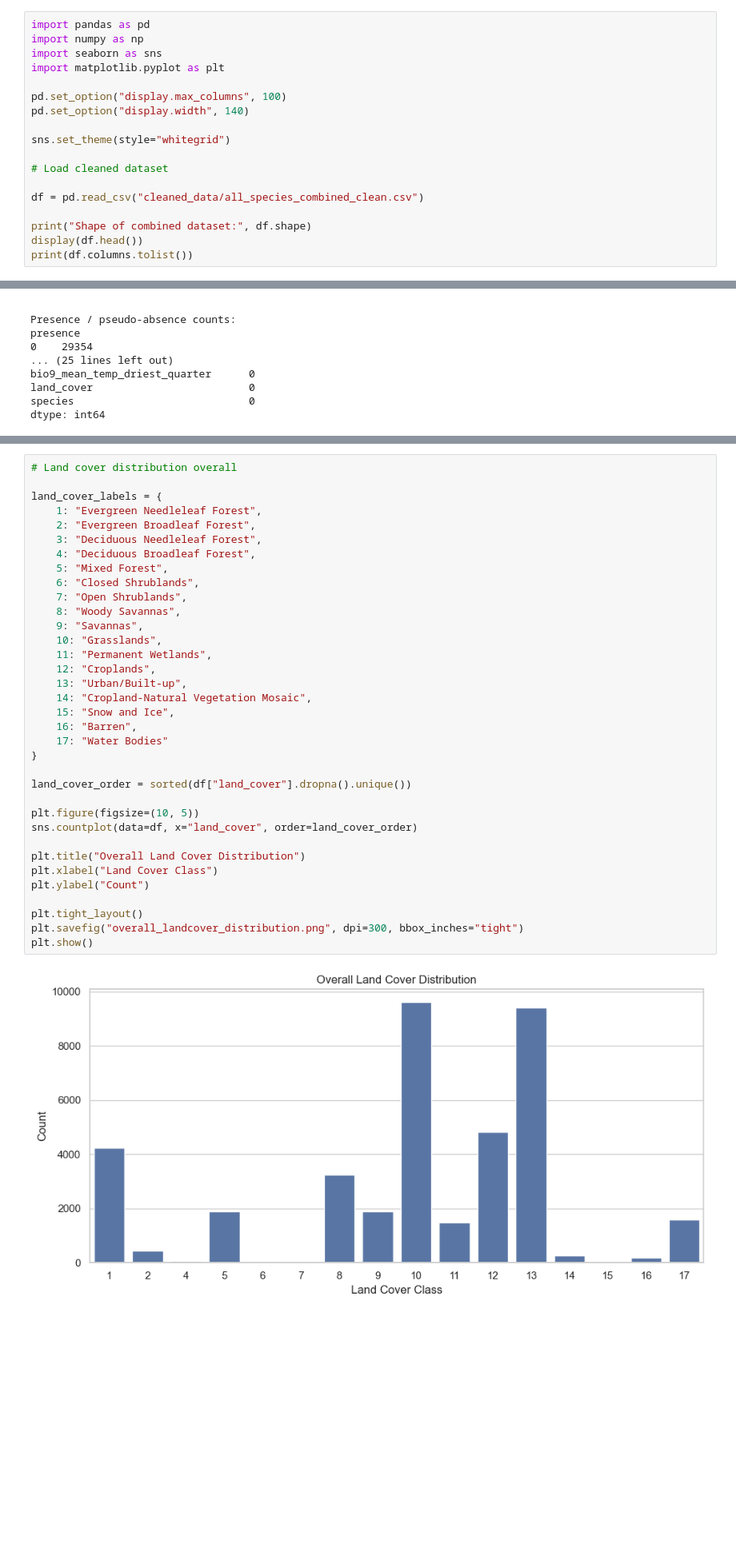
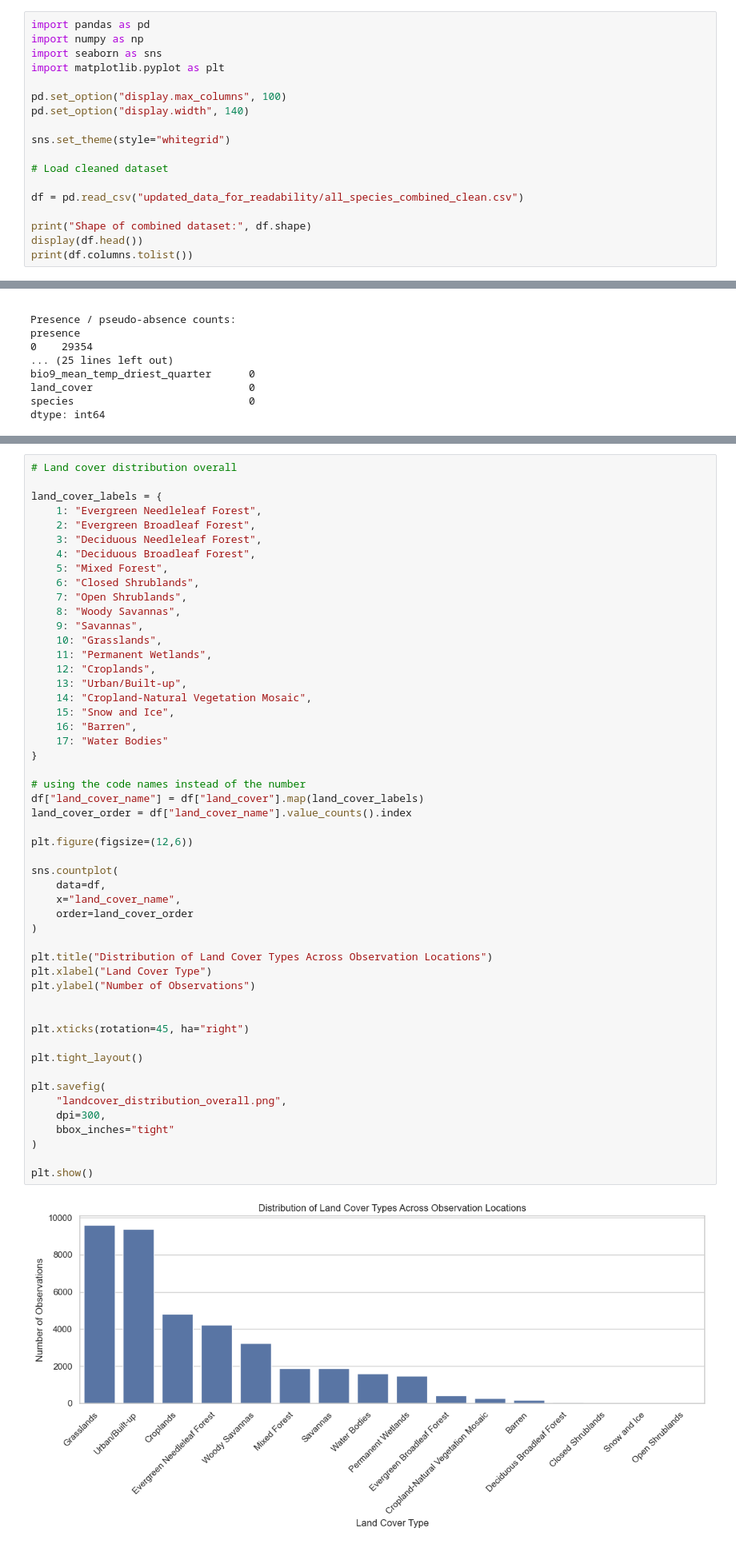
Before and after one commit to wtung7/ISYE7640-Project-Bird-Watching, a Jupyter notebook: eda.ipynb, the cells around one changed output, grey strips where cells are left out. Shown at 80% size. Cells and saved outputs as stored; diff of their text form; blank space fills up the shorter version.

Commit message:
graph update for clarity

```diff
--- a/eda.ipynb
+++ b/eda.ipynb
@@ -13,7 +13,7 @@ sns.set_theme(style="whitegrid")
 
 # Load cleaned dataset
 
-df = pd.read_csv("cleaned_data/all_species_combined_clean.csv")
+df = pd.read_csv("updated_data_for_readability/all_species_combined_clean.csv")
 
 print("Shape of combined dataset:", df.shape)
 display(df.head())
@@ -148,40 +148,56 @@ for var in climate_vars:
 # %%
 # Land cover distribution overall
 
 land_cover_labels = {
     1: "Evergreen Needleleaf Forest",
     2: "Evergreen Broadleaf Forest",
     3: "Deciduous Needleleaf Forest",
     4: "Deciduous Broadleaf Forest",
     5: "Mixed Forest",
     6: "Closed Shrublands",
     7: "Open Shrublands",
     8: "Woody Savannas",
     9: "Savannas",
     10: "Grasslands",
     11: "Permanent Wetlands",
     12: "Croplands",
     13: "Urban/Built-up",
     14: "Cropland-Natural Vegetation Mosaic",
     15: "Snow and Ice",
     16: "Barren",
     17: "Water Bodies"
 }
 
-land_cover_order = sorted(df["land_cover"].dropna().unique())
+# using the code names instead of the number
+df["land_cover_name"] = df["land_cover"].map(land_cover_labels)
+land_cover_order = df["land_cover_name"].value_counts().index
 
-plt.figure(figsize=(10, 5))
-sns.countplot(data=df, x="land_cover", order=land_cover_order)
+plt.figure(figsize=(12,6))
 
-plt.title("Overall Land Cover Distribution")
-plt.xlabel("Land Cover Class")
-plt.ylabel("Count")
+sns.countplot(
+    data=df,
+    x="land_cover_name",
+    order=land_cover_order
+)
+
+plt.title("Distribution of Land Cover Types Across Observation Locations")
+plt.xlabel("Land Cover Type")
+plt.ylabel("Number of Observations")
+
+
+plt.xticks(rotation=45, ha="right")
 
 plt.tight_layout()
-plt.savefig("overall_landcover_distribution.png", dpi=300, bbox_inches="tight")
+
+plt.savefig(
+    "landcover_distribution_overall.png",
+    dpi=300,
+    bbox_inches="tight"
+)
+
 plt.show()
 # %% [output]
-[figure, old version]
+[figure, new version]
 # %%
 # Land cover distribution by species
 
```
Also changed, not shown: parts of 4 cells of this notebook, 3 other files.
